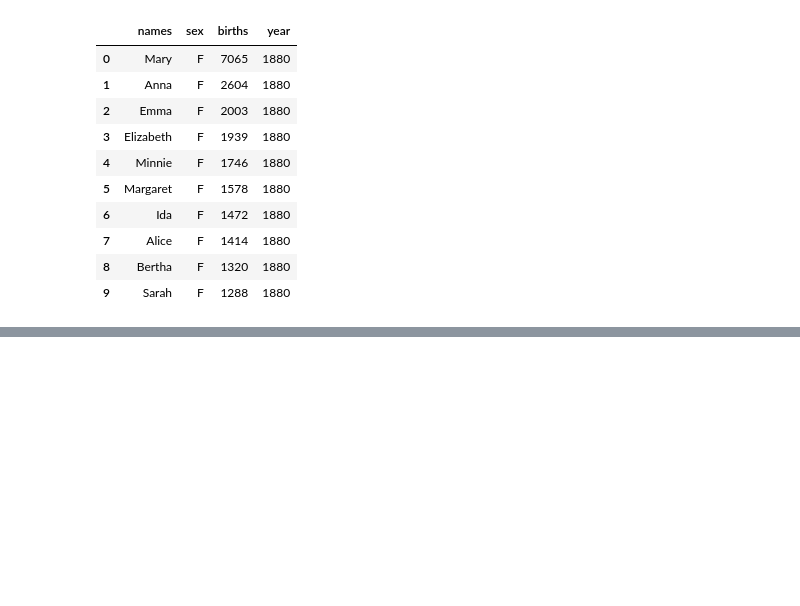
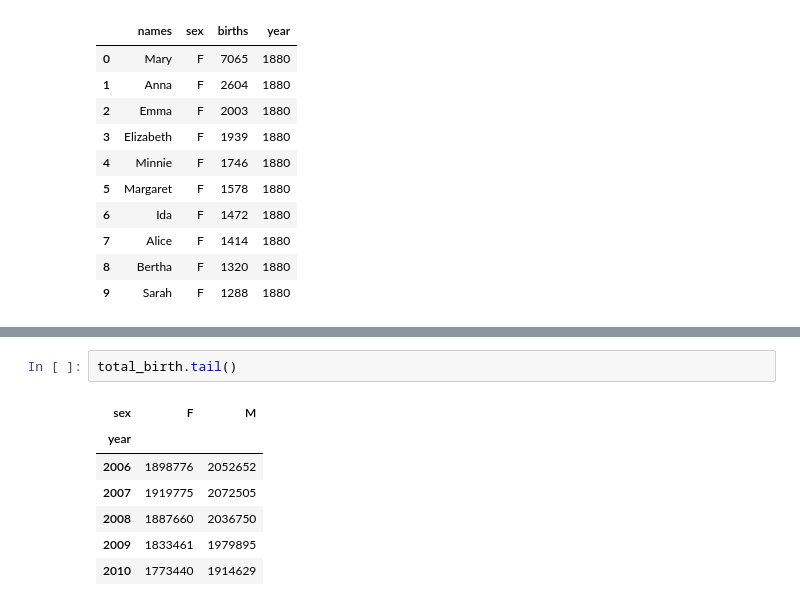
Before and after one commit to fzr72725/Py_Analysis, a Jupyter notebook: US_Babys.ipynb, the cells around one changed output, grey strips where cells are left out. Drawn from its saved outputs; the diff is of its cells as text; blank space fills up the shorter version.

```diff
--- a/US_Babys.ipynb
+++ b/US_Babys.ipynb
@@ -54,0 +72,10 @@ names[:10]
+# %%
+total_birth.tail()
+# %% [output]
+| sex | F | M |
+| year |  |  |
+| 2006 | 1898776 | 2052652 |
+| 2007 | 1919775 | 2072505 |
+| 2008 | 1887660 | 2036750 |
+| 2009 | 1833461 | 1979895 |
+| 2010 | 1773440 | 1914629 |
```
Also changed, not shown: parts of 10 cells of this notebook.
